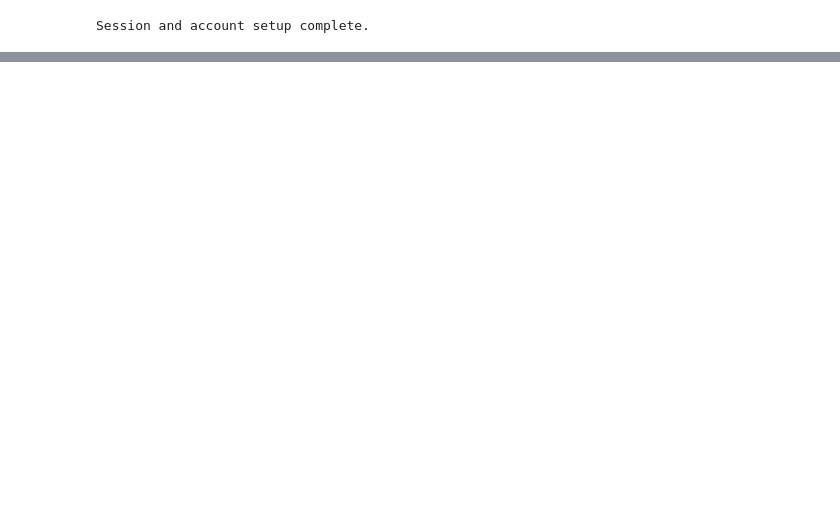
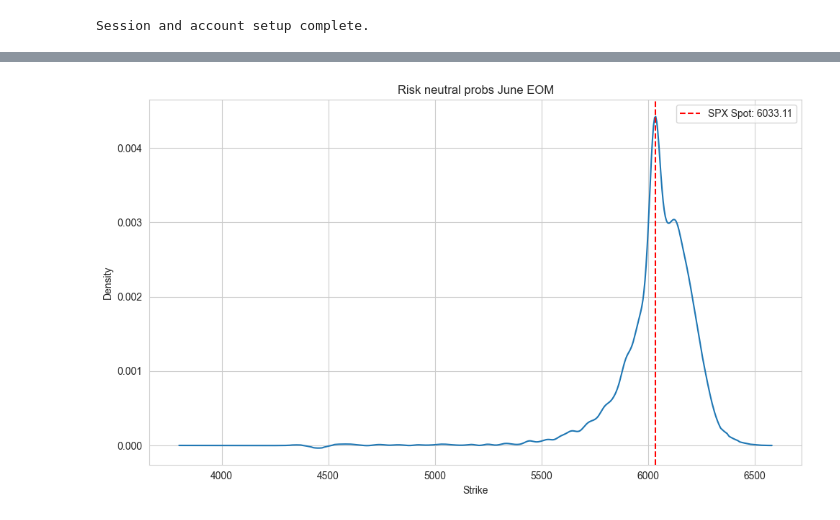
Before and after one commit to warrenjch/tastytrade-bot, a Jupyter notebook: scratch.ipynb, the cells around one changed output, grey strips where cells are left out. Saved outputs shown, nothing was run; the diff lists cells and outputs as text; code cells hidden in the pictures; blank space fills up the shorter version.

```diff
--- a/scratch.ipynb
+++ b/scratch.ipynb
@@ -68,3 +69,14 @@ VIXspot = VIXdata[0].last
+# %%
+from curl_cffi import requests as yfrequests
+yfsession = yfrequests.Session(impersonate="chrome")
+SPXspot = SPXdata[0].last
+VIXspot = VIXdata[0].last
+try:
+    treasury_bill = yf.Ticker("^IRX", session=yfsession)
+    hist = treasury_bill.history(period="1d")
+    rfr = float(hist['Close'].iloc[-1])
+except Exception as e:
+    rfr = 4.5
 # %%
 payload = {
     "SPX": {"spot": SPXspot},
@@ -90,0 +125,2 @@ snapshot = {
+# %%
+exps = [exp for exp in list(data[0]['payload']["SPX"].keys()) if exp != "spot"]
@@ -90,0 +318,66 @@ snapshot = {
+# %%
+import numpy as np
+import pandas as pd
+import matplotlib.pyplot as plt
+from scipy.ndimage import gaussian_filter1d
+
+# Assume `data`, `OptionMethods`, `rfr`, and `SPXspot` are defined
+# Load SPX options chain for expiry
+spxchain = data[0]['payload']["SPX"]["2025-06-30"]["optionchain"]
+spx = pd.DataFrame.from_dict(spxchain)
+
+# Find at-the-money forward strike
+atmfs = OptionMethods.find_atmf_strike(spx)
+
+# Prepare data
+spx = spx.sort_values("strike").reset_index(drop=True)
+spx['cmid'] = (spx['cbid'] + spx['cask']) / 2
+spx['pmid'] = (spx['pbid'] + spx['pask']) / 2
+
+# Time to expiry: 14 calendar days
+T = 14 / 365
+
+# Extract arrays
+K = spx['strike'].values
+Cc = spx['cmid'].values  # call mid-prices
+Cp = spx['pmid'].values  # put mid-prices
+
+# Locate ATM index (closest strike to forward)
+#atm_idx = np.abs(K - atmfs).argmin()
+
+# Compute second derivative with consistent region usage
+N = len(K)
+d2C = np.full(N, np.nan)
+for i in range(1, N-1):
+    dk_fwd = K[i+1] - K[i]
+    dk_bwd = K[i]   - K[i-1]
+    if K[i] >= SPXspot:
+        # strikes at or above ATM: use call mids
+        delta_fwd = (Cc[i+1] - Cc[i]) / dk_fwd
+        delta_bwd = (Cc[i]   - Cc[i-1]) / dk_bwd
+    else:
+        # strikes below ATM: use put mids
+        delta_fwd = (Cp[i+1] - Cp[i]) / dk_fwd
+        delta_bwd = (Cp[i]   - Cp[i-1]) / dk_bwd
+    d2C[i] = 2 * (delta_fwd - delta_bwd) / (dk_fwd + dk_bwd)
+
+# Smooth second derivative
+d2C_smooth = gaussian_filter1d(d2C, sigma=5, mode='nearest')
+
+# Compute risk-neutral density: f(K) = exp(rfr * T) * d²C/dK²
+f_K = np.exp(rfr/100 * T) * d2C_smooth
+spx['density'] = f_K
+
+# Plot
+plt.figure(figsize=(10, 6))
+plt.plot(spx['strike'], spx['density'], lw=1.5)
+plt.axvline(SPXspot, color='red', linestyle='--', label=f'SPX Spot: {SPXspot}')
+plt.title('Risk neutral probs June EOM')
+plt.xlabel('Strike')
+plt.ylabel('Density')
+plt.grid(True)
+plt.legend()
+plt.tight_layout()
+plt.show()
+# %% [output]
+[figure, added]
```
Also changed, not shown: parts of 11 cells of this notebook, 1 other file.
